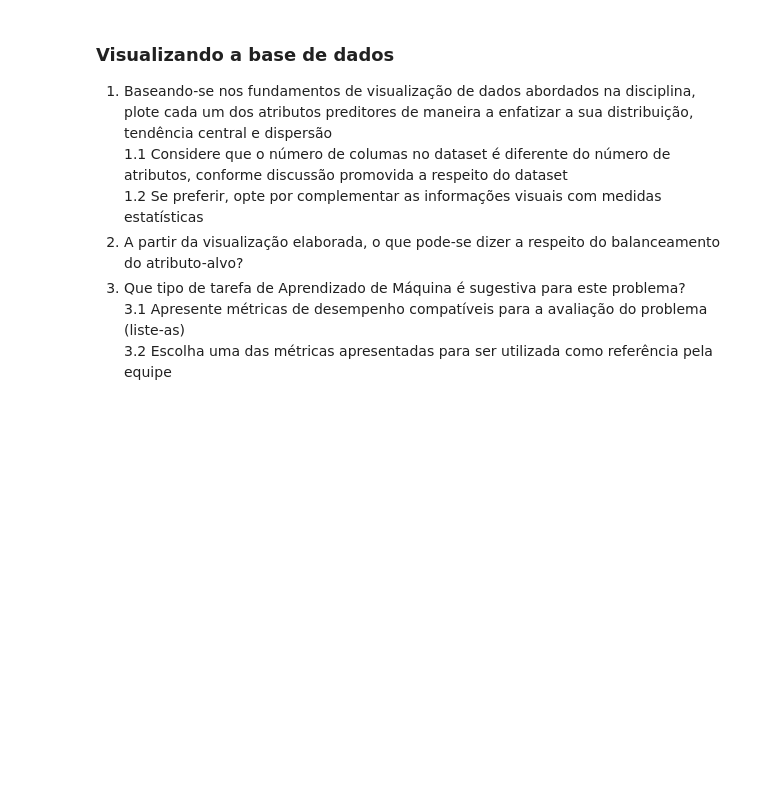
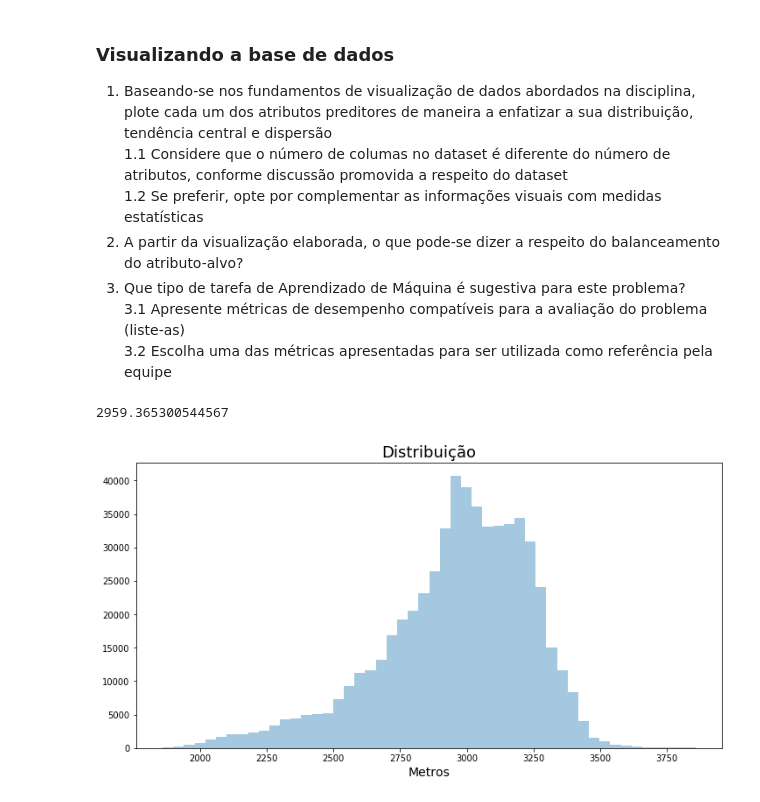
Before and after one commit to elloa-uea/projeto-pratico-3-ao-infinito-e-so, a Jupyter notebook: notebooks/PP3.2 - Conhecendo o Conjunto de Dados.ipynb, the cells around one changed output. Saved outputs shown, nothing was run; the diff lists cells and outputs as text; code cells hidden in the pictures; blank space fills up the shorter version.

Commit message:
visualização de dados

```diff
--- a/notebooks/PP3.2 - Conhecendo o Conjunto de Dados.ipynb
+++ b/notebooks/PP3.2 - Conhecendo o Conjunto de Dados.ipynb
@@ -146,0 +159,16 @@ memory usage: 243.8 MB
+# %%
+def gerar_grafico(atributo):
+
+    print(dataset[atributo].mean())
+
+    ax = sns.distplot(dataset[atributo], kde= False)
+
+    ax.figure.set_size_inches(12, 6)
+    ax.set_title('Distribuição', fontsize = 18)
+    ax.set_xlabel('Metros', fontsize = 14)
+    ax
+# %%
+gerar_grafico('Elevation')
+# %% [output]
+2959.365300544567
+[figure, added]
```
Also changed, not shown: parts of 12 cells of this notebook.
